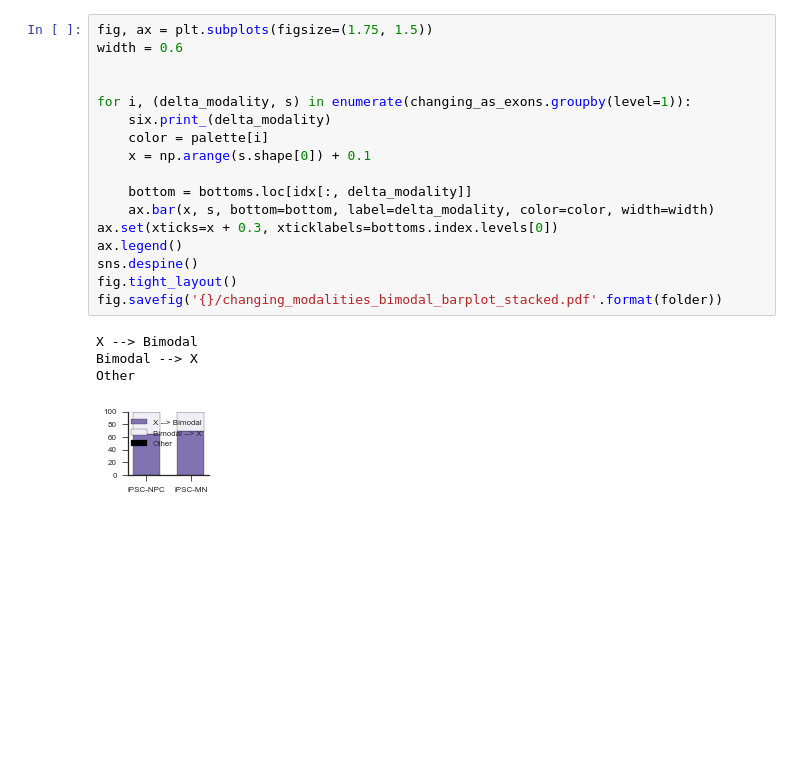
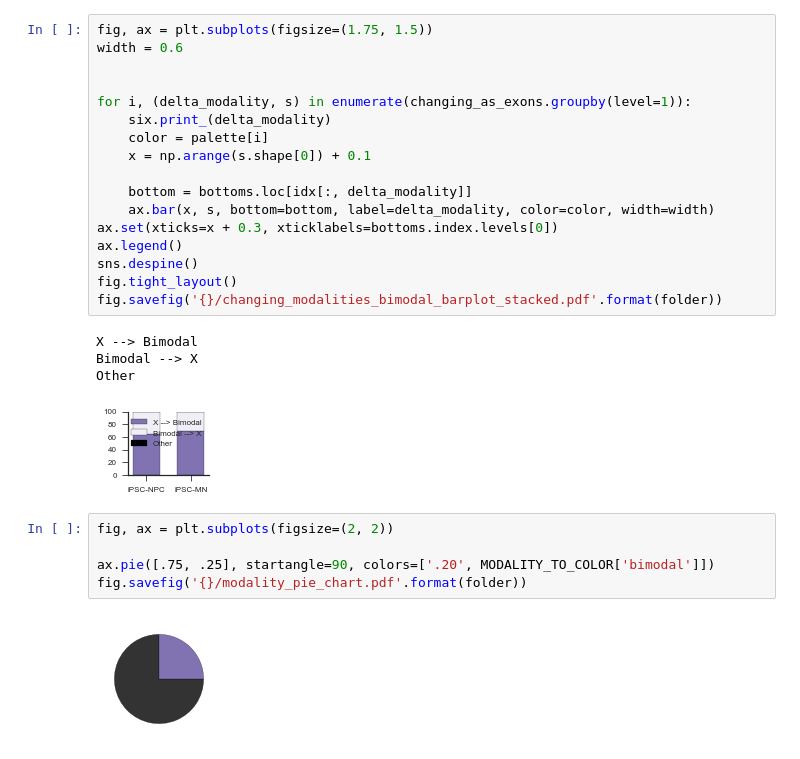
Before and after one commit to YeoLab/singlecell_pnm, a Jupyter notebook: 5._Figure_5/5.00_Figure_5A_modality_transitions_heatmaps_barplots.ipynb, the cells around one changed output. Drawn from its saved outputs; the diff is of its cells as text; blank space fills up the shorter version.

```diff
--- a/5._Figure_5/5.00_Figure_5A_modality_transitions_heatmaps_barplots.ipynb
+++ b/5._Figure_5/5.00_Figure_5A_modality_transitions_heatmaps_barplots.ipynb
@@ -838,3 +841,10 @@ X --> Bimodal
 Bimodal --> X
 Other
 [figure]
+# %%
+fig, ax = plt.subplots(figsize=(2, 2))
+
+ax.pie([.75, .25], startangle=90, colors=['.20', MODALITY_TO_COLOR['bimodal']])
+fig.savefig('{}/modality_pie_chart.pdf'.format(folder))
+# %% [output]
+[figure, added]
```
Also changed, not shown: parts of 5 cells of this notebook, 17 other files.
